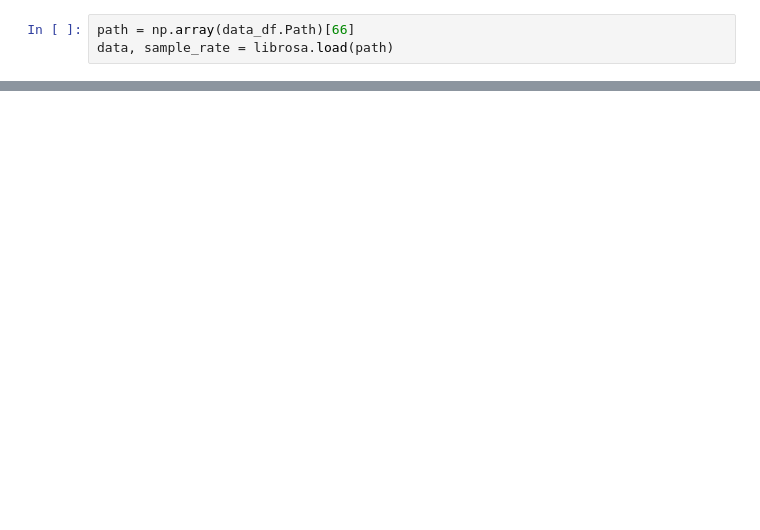
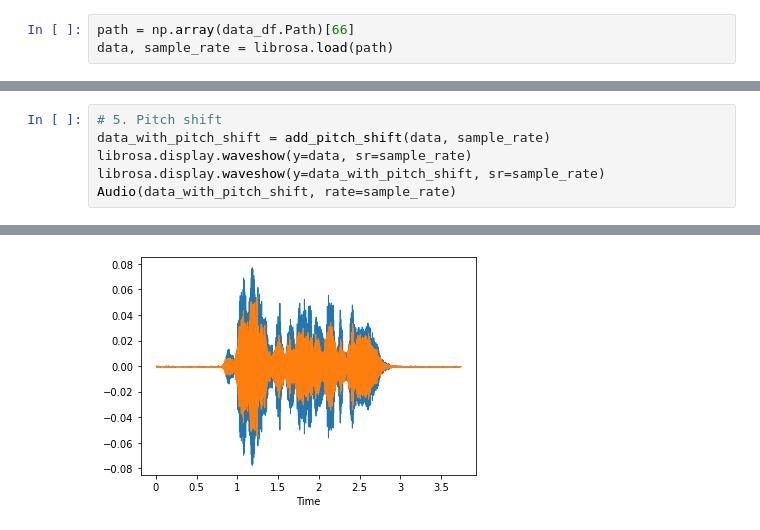
Before and after one commit to vytruchenko/emotional-speech-recognition, a Jupyter notebook: emotional-speech.ipynb, the cells around one changed output, grey strips where cells are left out. Drawn from its saved outputs; the diff is of its cells as text; blank space fills up the shorter version.

```diff
--- a/emotional-speech.ipynb
+++ b/emotional-speech.ipynb
@@ -142,0 +184,7 @@ Audio(path)
+# %%
+# 5. Pitch shift
+data_with_pitch_shift = add_pitch_shift(data, sample_rate)
+librosa.display.waveshow(y=data, sr=sample_rate)
+librosa.display.waveshow(y=data_with_pitch_shift, sr=sample_rate)
+Audio(data_with_pitch_shift, rate=sample_rate)
+# %% [output]
@@ -142,0 +192 @@ Audio(path)
+[figure, added]
```
Also changed, not shown: parts of 6 cells of this notebook.
